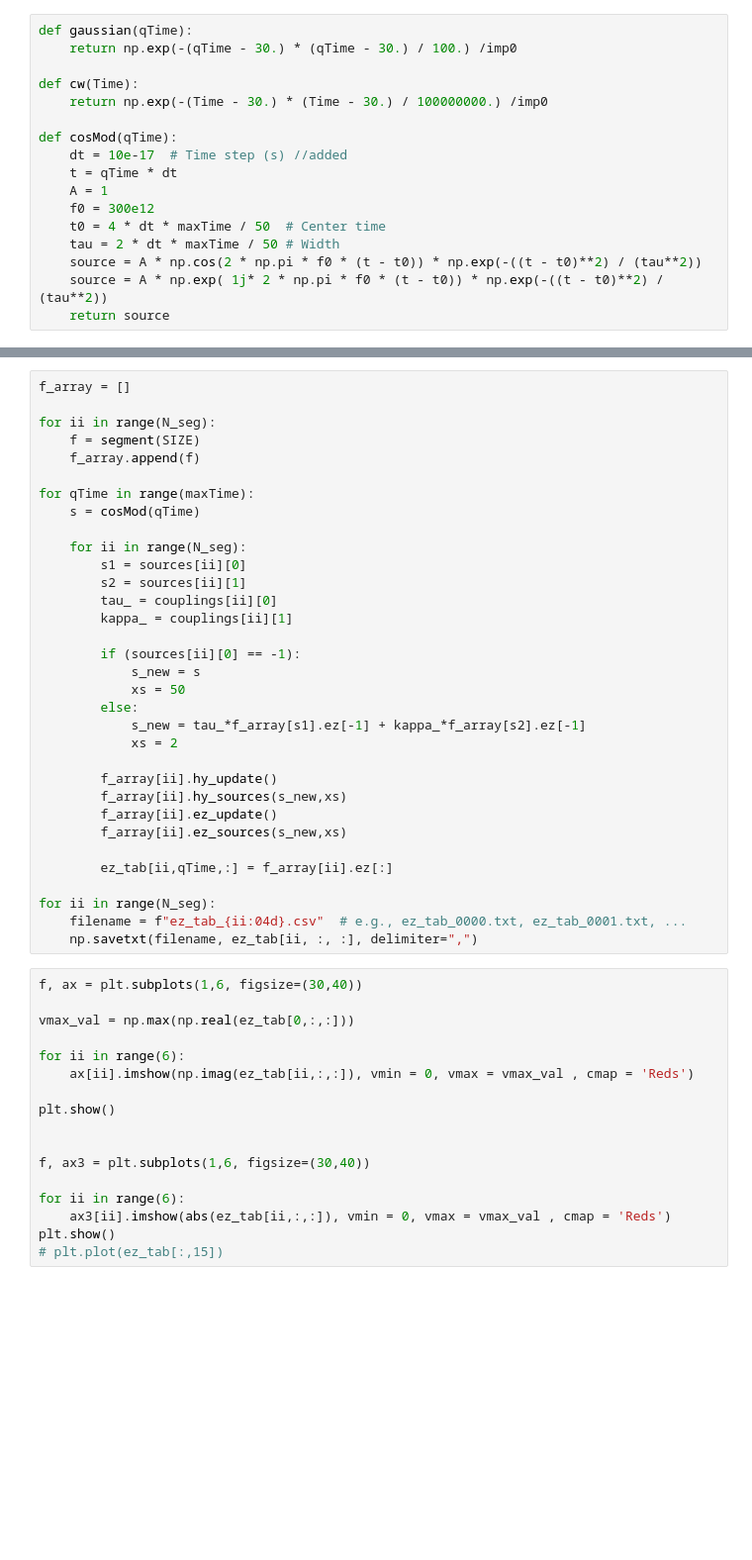
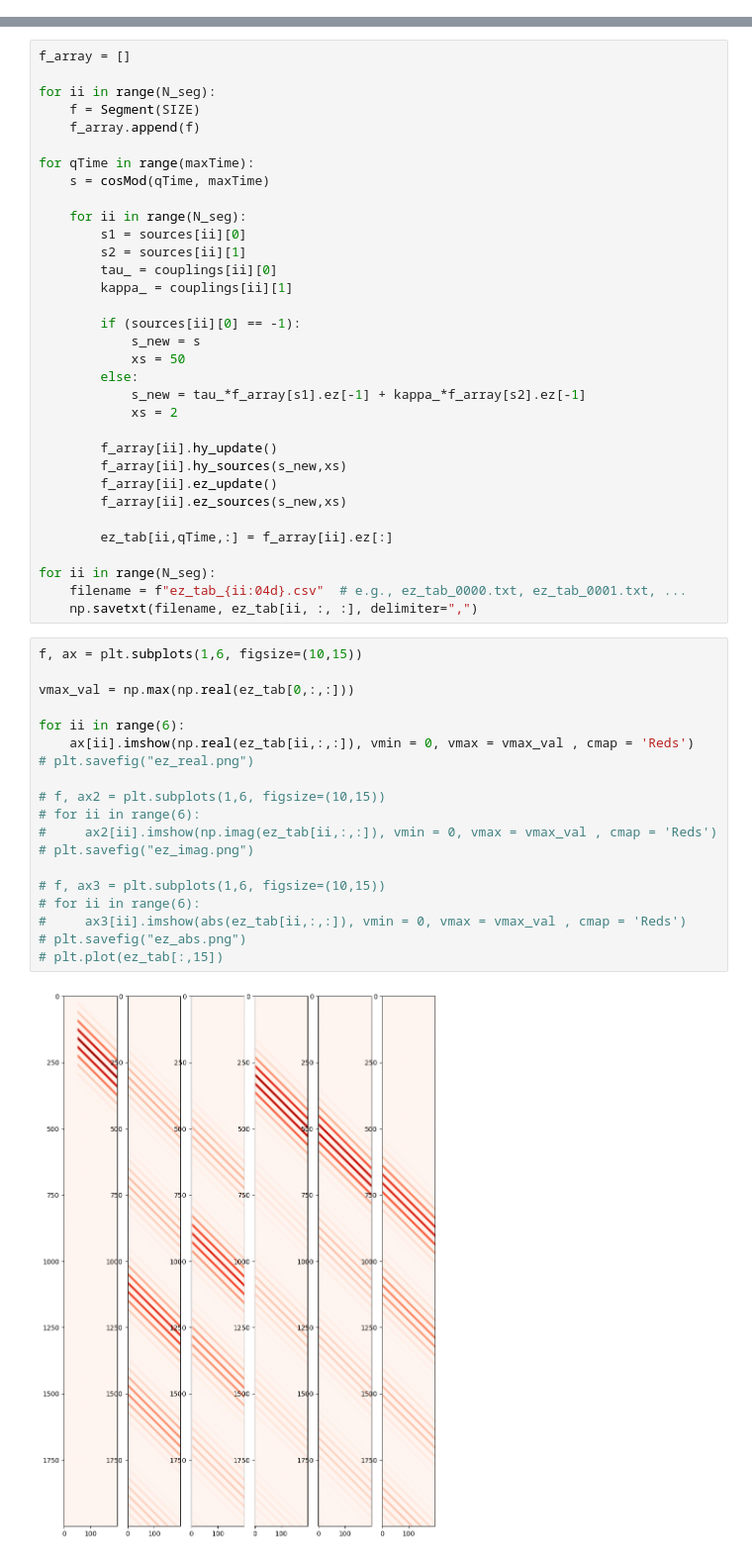
Before and after one commit to Mitalikapoor15/Project, a Jupyter notebook: python_fdtd/fdtd-build-complex.ipynb, the cells around one changed output, grey strips where cells are left out. Shown at 99% size. Cells and saved outputs as stored; diff of their text form; blank space fills up the shorter version.

Commit message:
field plots in ring array

```diff
--- a/python_fdtd/fdtd-build-complex.ipynb
+++ b/python_fdtd/fdtd-build-complex.ipynb
@@ -39,17 +32,0 @@ print(k_polar)
-# %%
-def gaussian(qTime):
-    return np.exp(-(qTime - 30.) * (qTime - 30.) / 100.) /imp0
-
-def cw(Time):
-    return np.exp(-(Time - 30.) * (Time - 30.) / 100000000.) /imp0
-
-def cosMod(qTime):
-    dt = 10e-17  # Time step (s) //added
-    t = qTime * dt
-    A = 1
-    f0 = 300e12
-    t0 = 4 * dt * maxTime / 50  # Center time
-    tau = 2 * dt * maxTime / 50 # Width
-    source = A * np.cos(2 * np.pi * f0 * (t - t0)) * np.exp(-((t - t0)**2) / (tau**2))
-    source = A * np.exp( 1j* 2 * np.pi * f0 * (t - t0)) * np.exp(-((t - t0)**2) / (tau**2))
-    return source
@@ -84,11 +34,11 @@ class segment:
 f_array = []
 
 for ii in range(N_seg):
-    f = segment(SIZE)
+    f = Segment(SIZE)
     f_array.append(f)
 
 for qTime in range(maxTime):
-    s = cosMod(qTime)
+    s = cosMod(qTime, maxTime)
 
     for ii in range(N_seg):
         s1 = sources[ii][0]
@@ -114,20 +64,24 @@ for ii in range(N_seg):
     filename = f"ez_tab_{ii:04d}.csv"  # e.g., ez_tab_0000.txt, ez_tab_0001.txt, ...
     np.savetxt(filename, ez_tab[ii, :, :], delimiter=",")
 # %%
-f, ax = plt.subplots(1,6, figsize=(30,40))
+f, ax = plt.subplots(1,6, figsize=(10,15))
 
 vmax_val = np.max(np.real(ez_tab[0,:,:]))
 
 for ii in range(6):
-    ax[ii].imshow(np.imag(ez_tab[ii,:,:]), vmin = 0, vmax = vmax_val , cmap = 'Reds')
+    ax[ii].imshow(np.real(ez_tab[ii,:,:]), vmin = 0, vmax = vmax_val , cmap = 'Reds')
+# plt.savefig("ez_real.png")
 
-plt.show()
+# f, ax2 = plt.subplots(1,6, figsize=(10,15))
+# for ii in range(6):
+#     ax2[ii].imshow(np.imag(ez_tab[ii,:,:]), vmin = 0, vmax = vmax_val , cmap = 'Reds')
+# plt.savefig("ez_imag.png")
 
-
-f, ax3 = plt.subplots(1,6, figsize=(30,40))
-
-for ii in range(6):
-    ax3[ii].imshow(abs(ez_tab[ii,:,:]), vmin = 0, vmax = vmax_val , cmap = 'Reds')
-plt.show()
+# f, ax3 = plt.subplots(1,6, figsize=(10,15))
+# for ii in range(6):
+#     ax3[ii].imshow(abs(ez_tab[ii,:,:]), vmin = 0, vmax = vmax_val , cmap = 'Reds')
+# plt.savefig("ez_abs.png")
 # plt.plot(ez_tab[:,15])
+# %% [output]
+[figure, added]
 # %%
```
Also changed, not shown: parts of 7 cells of this notebook, 5 other files.
